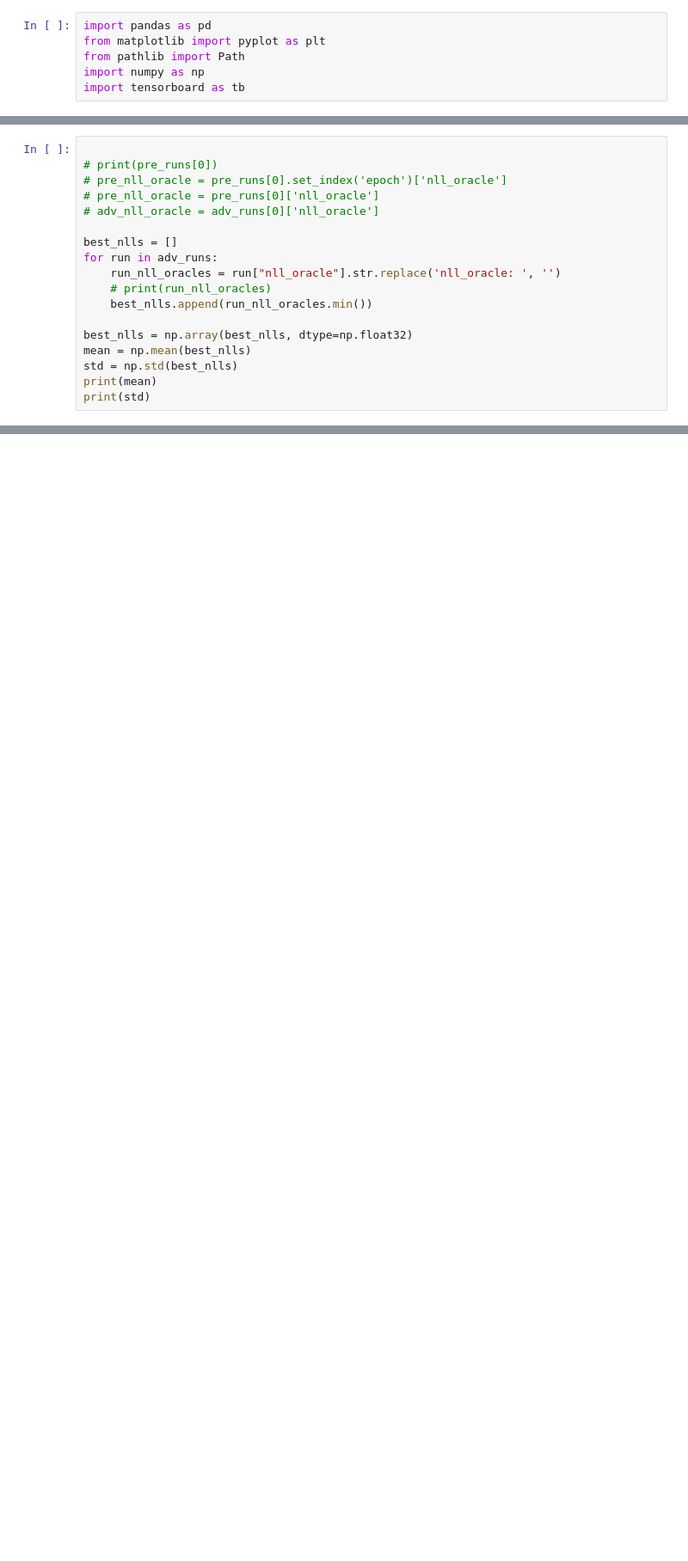
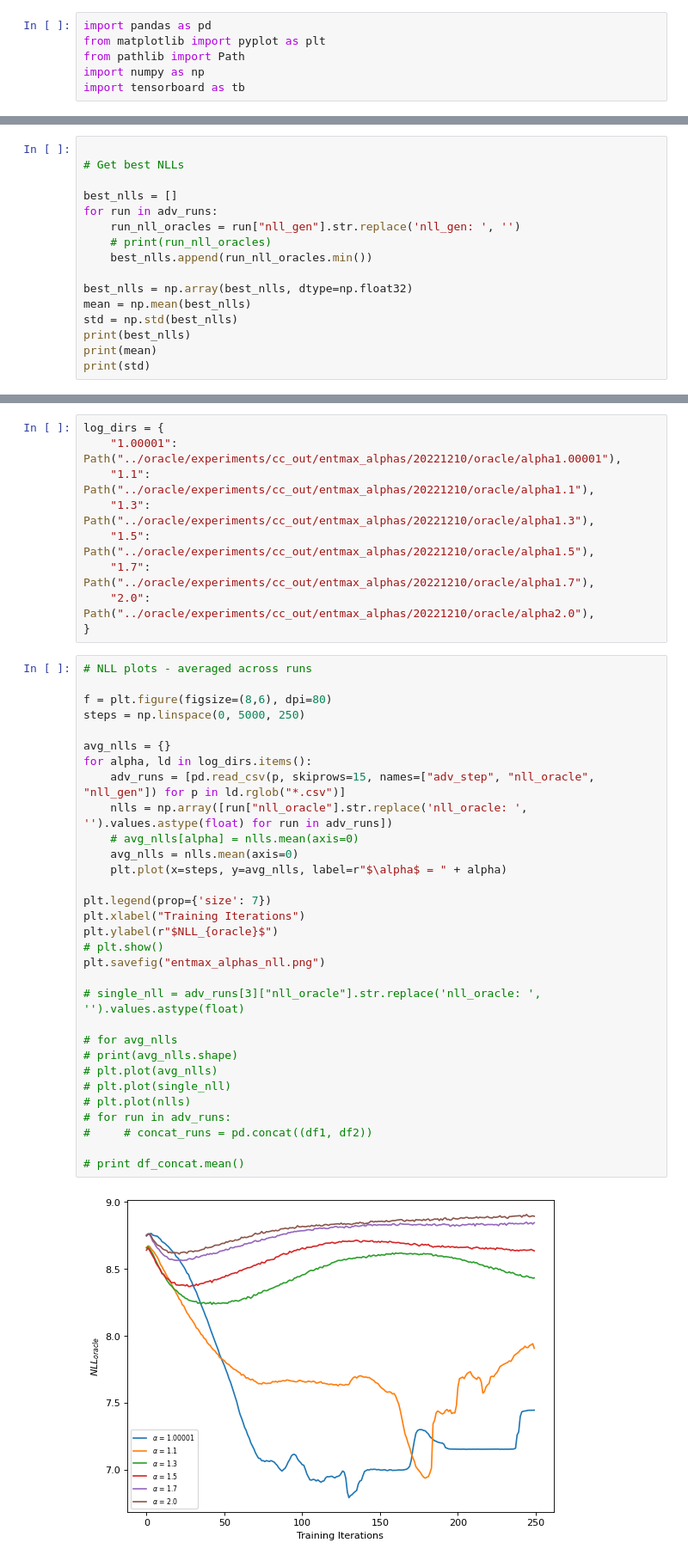
Before and after one commit to jordancoblin/RelGAN, a Jupyter notebook: notebooks/analyze_exps_from_csv.ipynb, the cells around one changed output, grey strips where cells are left out. Shown at 86% size. Drawn from its saved outputs; the diff is of its cells as text; blank space fills up the shorter version.

```diff
--- a/notebooks/analyze_exps_from_csv.ipynb
+++ b/notebooks/analyze_exps_from_csv.ipynb
@@ -19,20 +13,18 @@ pre_runs = [pd.read_csv(p, nrows=14, names=["epoch", "g_loss", "nll_oracle", "nl
 adv_runs = [pd.read_csv(p, skiprows=15, names=["adv_step", "nll_oracle", "nll_gen"]) for p in log_dir.rglob("*.csv")]
 # %%
 
-# print(pre_runs[0])
-# pre_nll_oracle = pre_runs[0].set_index('epoch')['nll_oracle']
-# pre_nll_oracle = pre_runs[0]['nll_oracle']
-# adv_nll_oracle = adv_runs[0]['nll_oracle']
+# Get best NLLs
 
 best_nlls = []
 for run in adv_runs:
-    run_nll_oracles = run["nll_oracle"].str.replace('nll_oracle: ', '')
+    run_nll_oracles = run["nll_gen"].str.replace('nll_gen: ', '')
     # print(run_nll_oracles)
     best_nlls.append(run_nll_oracles.min())
 
 best_nlls = np.array(best_nlls, dtype=np.float32)
 mean = np.mean(best_nlls)
 std = np.std(best_nlls)
+print(best_nlls)
 print(mean)
 print(std)
 # %% [output]
@@ -40,0 +34,42 @@ print(std)
+# %%
+log_dirs = {
+    "1.00001": Path("../oracle/experiments/cc_out/entmax_alphas/20221210/oracle/alpha1.00001"),
+    "1.1": Path("../oracle/experiments/cc_out/entmax_alphas/20221210/oracle/alpha1.1"),
+    "1.3": Path("../oracle/experiments/cc_out/entmax_alphas/20221210/oracle/alpha1.3"),
+    "1.5": Path("../oracle/experiments/cc_out/entmax_alphas/20221210/oracle/alpha1.5"),
+    "1.7": Path("../oracle/experiments/cc_out/entmax_alphas/20221210/oracle/alpha1.7"),
+    "2.0": Path("../oracle/experiments/cc_out/entmax_alphas/20221210/oracle/alpha2.0"),
+}
+# %%
+# NLL plots - averaged across runs
+
+f = plt.figure(figsize=(8,6), dpi=80)
+steps = np.linspace(0, 5000, 250)
+
+avg_nlls = {}
+for alpha, ld in log_dirs.items():
+    adv_runs = [pd.read_csv(p, skiprows=15, names=["adv_step", "nll_oracle", "nll_gen"]) for p in ld.rglob("*.csv")]
+    nlls = np.array([run["nll_oracle"].str.replace('nll_oracle: ', '').values.astype(float) for run in adv_runs])
+    # avg_nlls[alpha] = nlls.mean(axis=0)
+    avg_nlls = nlls.mean(axis=0)
+    plt.plot(x=steps, y=avg_nlls, label=r"$\alpha$ = " + alpha)
+
+plt.legend(prop={'size': 7})
+plt.xlabel("Training Iterations")
+plt.ylabel(r"$NLL_{oracle}$")
+# plt.show()
+plt.savefig("entmax_alphas_nll.png")
+
+# single_nll = adv_runs[3]["nll_oracle"].str.replace('nll_oracle: ', '').values.astype(float)
+
+# for avg_nlls
+# print(avg_nlls.shape)
+# plt.plot(avg_nlls)
+# plt.plot(single_nll)
+# plt.plot(nlls)
+# for run in adv_runs:
+#     # concat_runs = pd.concat((df1, df2))
+
+# print df_concat.mean()
+# %% [output]
+[figure, added]
```
Also changed, not shown: parts of 2 cells of this notebook.
